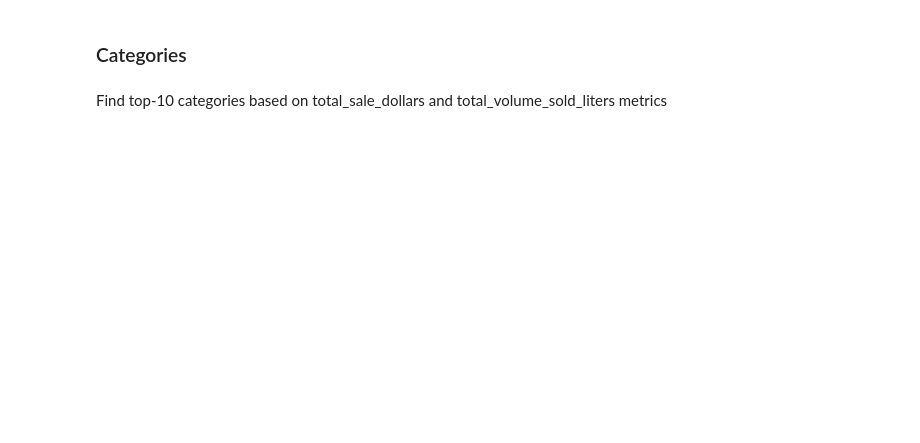
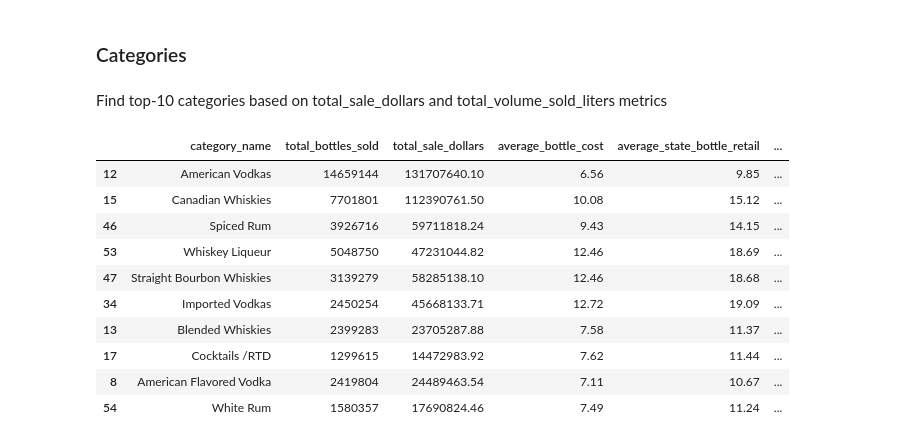
Before and after one commit to polesh21/iowa_liquor_sales, a Jupyter notebook: EDA_iowa.ipynb, the cells around one changed output. Drawn from its saved outputs; the diff is of its cells as text; code cells hidden in the pictures; blank space fills up the shorter version.

```diff
--- a/EDA_iowa.ipynb
+++ b/EDA_iowa.ipynb
@@ -344,3 +384,31 @@ stores_all_final.head(10)
 ### Categories
 # %% [markdown]
 Find top-10 categories based on total_sale_dollars and total_volume_sold_liters metrics
+# %%
+categories_all = pd.pivot_table(df, values=['bottles_sold','state_bottle_cost','state_bottle_retail','sale_dollars','volume_sold_liters'], index=['category_name'],
+                            aggfunc={'bottles_sold':np.sum, 'state_bottle_cost':np.mean, 'state_bottle_retail':np.mean, 'sale_dollars':np.sum, 'volume_sold_liters':np.sum}).reset_index()
+
+categories_all.columns = ['category_name', 'total_bottles_sold','total_sale_dollars', 'average_bottle_cost','average_state_bottle_retail','total_volume_sold_liters']
+
+categories_all_by_volume = categories_all.sort_values(by='total_volume_sold_liters', ascending = False)
+categories_all_by_sale_dollars = categories_all.sort_values(by='total_sale_dollars', ascending = False)
+
+categories_all_by_volume['perc_volume_sold_liters'] = categories_all_by_volume['total_volume_sold_liters']/categories_all_by_volume['total_volume_sold_liters'].sum()
+categories_all_by_volume['cum_perc_volume_sold_liters'] = categories_all_by_volume['perc_volume_sold_liters'].cumsum()
+
+categories_all_by_sale_dollars['perc_sale_dollars'] = categories_all_by_sale_dollars['total_sale_dollars']/categories_all_by_sale_dollars['total_sale_dollars'].sum()
+categories_all_by_sale_dollars['cum_perc_sale_dollars'] = categories_all_by_sale_dollars['perc_sale_dollars'].cumsum()
+
+categories_all_by_volume.head(10)
+# %% [output]
+|  | category_name | total_bottles_sold | total_sale_dollars | average_bottle_cost | average_state_bottle_retail | ... |
+| 12 | American Vodkas | 14659144 | 131707640.10 | 6.56 | 9.85 | ... |
+| 15 | Canadian Whiskies | 7701801 | 112390761.50 | 10.08 | 15.12 | ... |
+| 46 | Spiced Rum | 3926716 | 59711818.24 | 9.43 | 14.15 | ... |
+| 53 | Whiskey Liqueur | 5048750 | 47231044.82 | 12.46 | 18.69 | ... |
+| 47 | Straight Bourbon Whiskies | 3139279 | 58285138.10 | 12.46 | 18.68 | ... |
+| 34 | Imported Vodkas | 2450254 | 45668133.71 | 12.72 | 19.09 | ... |
+| 13 | Blended Whiskies | 2399283 | 23705287.88 | 7.58 | 11.37 | ... |
+| 17 | Cocktails /RTD | 1299615 | 14472983.92 | 7.62 | 11.44 | ... |
+| 8 | American Flavored Vodka | 2419804 | 24489463.54 | 7.11 | 10.67 | ... |
+| 54 | White Rum | 1580357 | 17690824.46 | 7.49 | 11.24 | ... |
```
Also changed, not shown: parts of 26 cells of this notebook.
